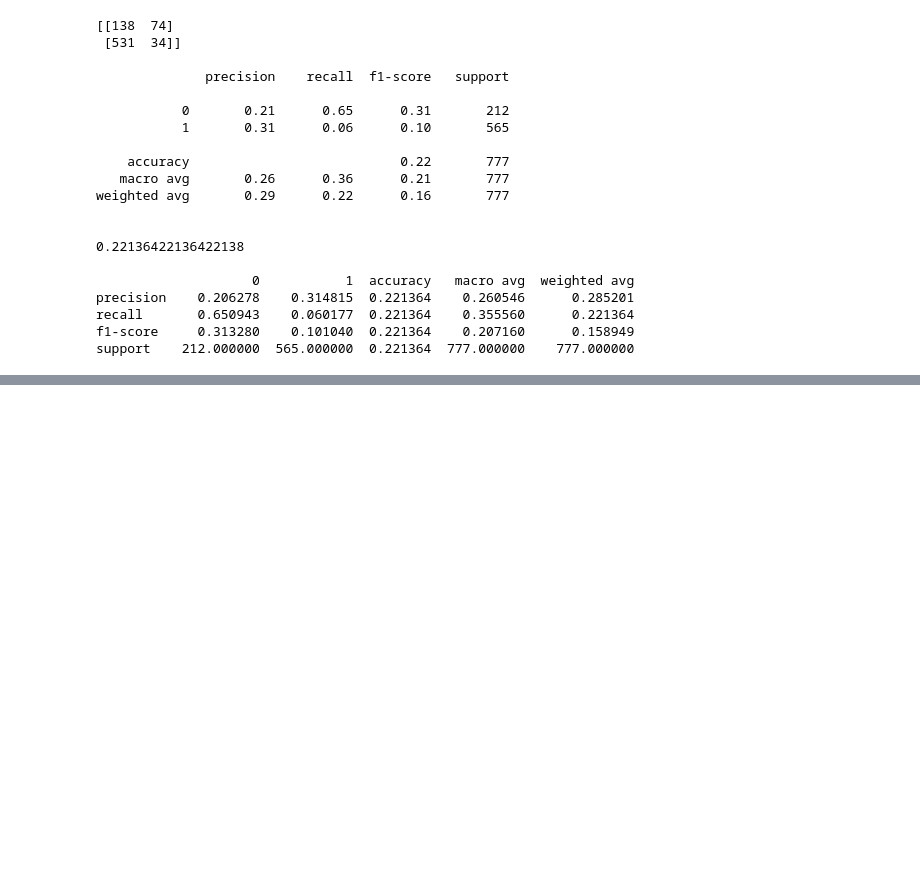
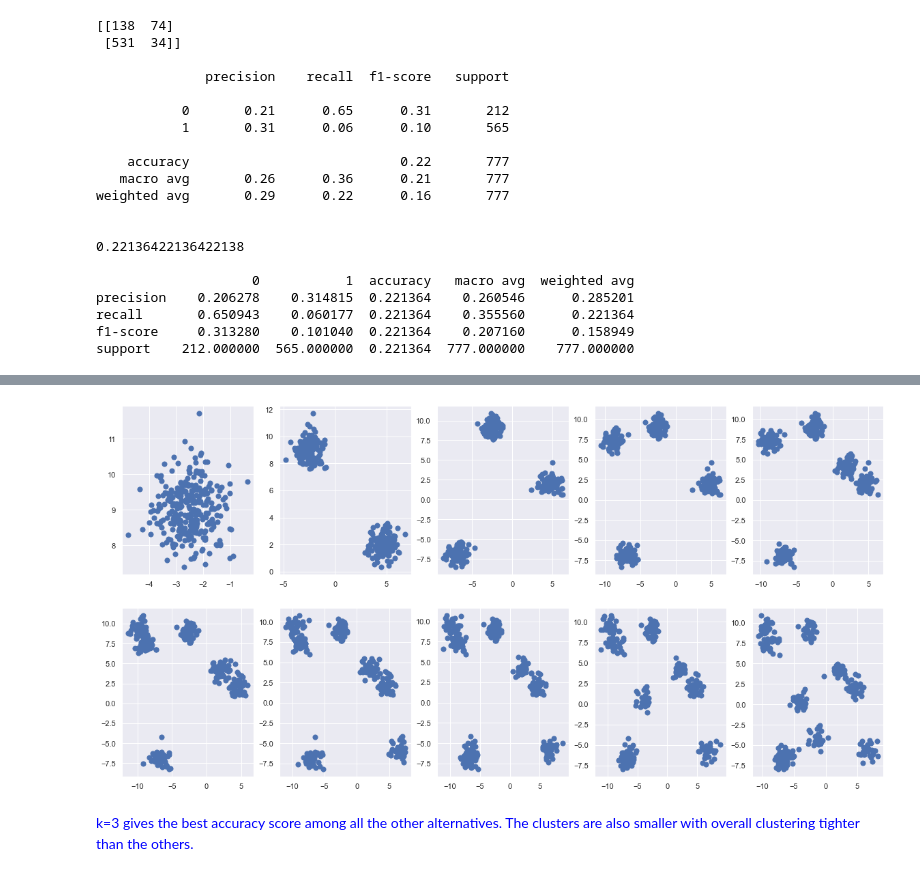
Before and after one commit to cb-ds-1/4-3-clustering, a Jupyter notebook: workshop.ipynb, the cells around one changed output, grey strips where cells are left out. Saved outputs shown, nothing was run; the diff lists cells and outputs as text; code cells hidden in the pictures; blank space fills up the shorter version.

```diff
--- a/workshop.ipynb
+++ b/workshop.ipynb
@@ -177,0 +188,21 @@ support    212.000000  565.000000  0.0  0.182754  777.000000    777.000000
+# %%
+fig, ((ax1, ax2, ax3, ax4, ax5), (ax6, ax7, ax8, ax9, ax10)) = plt.subplots(2, 5, figsize=(20,10))
+def k_plots(c, ax):
+    X, y_true = make_blobs(n_samples=300, centers=c,
+                       cluster_std=0.70, random_state=42)
+    ax.scatter(X[:, 0], X[:, 1], s=50)
+
+k_plots(1, ax1)
+k_plots(2, ax2)
+k_plots(3, ax3)
+k_plots(4, ax4)
+k_plots(5, ax5)
+k_plots(6, ax6)
+k_plots(7, ax7)
+k_plots(8, ax8)
+k_plots(9, ax9)
+k_plots(10, ax10)
+# %% [output]
+[figure, added]
+# %% [markdown]
+<font color = "blue">k=3 gives the best accuracy score among all the other alternatives. The clusters are also smaller with overall clustering tighter than the others.</font>
```
Also changed, not shown: parts of 3 cells of this notebook.
